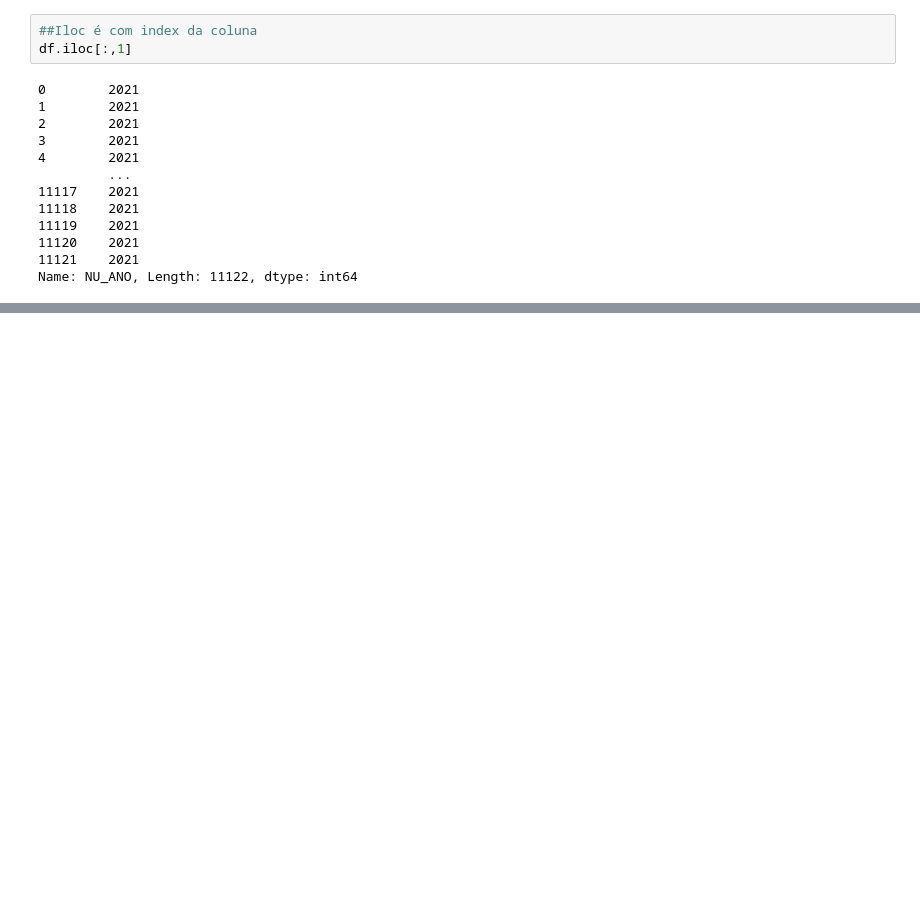
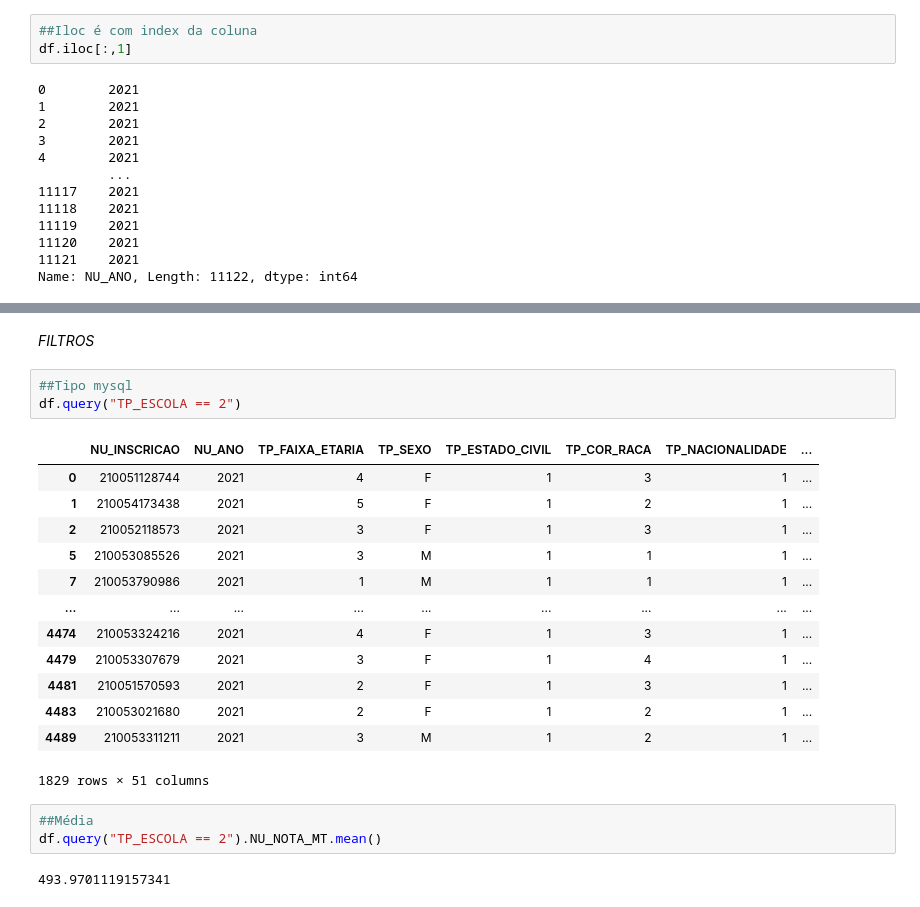
Before and after one commit to bevian/analise_dados_pandas, a Jupyter notebook: DataAnalytics.ipynb, the cells around one changed output, grey strips where cells are left out. Cells and saved outputs as stored; diff of their text form; blank space fills up the shorter version.

```diff
--- a/DataAnalytics.ipynb
+++ b/DataAnalytics.ipynb
@@ -277,0 +295,24 @@ Name: NU_ANO, Length: 11122, dtype: int64
+# %% [markdown]
+*FILTROS*
+# %%
+##Tipo mysql
+df.query("TP_ESCOLA == 2")
+# %% [output]
+|  | NU_INSCRICAO | NU_ANO | TP_FAIXA_ETARIA | TP_SEXO | TP_ESTADO_CIVIL | TP_COR_RACA | TP_NACIONALIDADE | ... |
+| 0 | 210051128744 | 2021 | 4 | F | 1 | 3 | 1 | ... |
+| 1 | 210054173438 | 2021 | 5 | F | 1 | 2 | 1 | ... |
+| 2 | 210052118573 | 2021 | 3 | F | 1 | 3 | 1 | ... |
+| 5 | 210053085526 | 2021 | 3 | M | 1 | 1 | 1 | ... |
+| 7 | 210053790986 | 2021 | 1 | M | 1 | 1 | 1 | ... |
+| ... | ... | ... | ... | ... | ... | ... | ... | ... |
+| 4474 | 210053324216 | 2021 | 4 | F | 1 | 3 | 1 | ... |
+| 4479 | 210053307679 | 2021 | 3 | F | 1 | 4 | 1 | ... |
+| 4481 | 210051570593 | 2021 | 2 | F | 1 | 3 | 1 | ... |
+| 4483 | 210053021680 | 2021 | 2 | F | 1 | 2 | 1 | ... |
+| 4489 | 210053311211 | 2021 | 3 | M | 1 | 2 | 1 | ... |
+1829 rows × 51 columns
+# %%
+##Média
+df.query("TP_ESCOLA == 2").NU_NOTA_MT.mean()
+# %% [output]
+493.9701119157341
```
Also changed, not shown: parts of 5 cells of this notebook.
